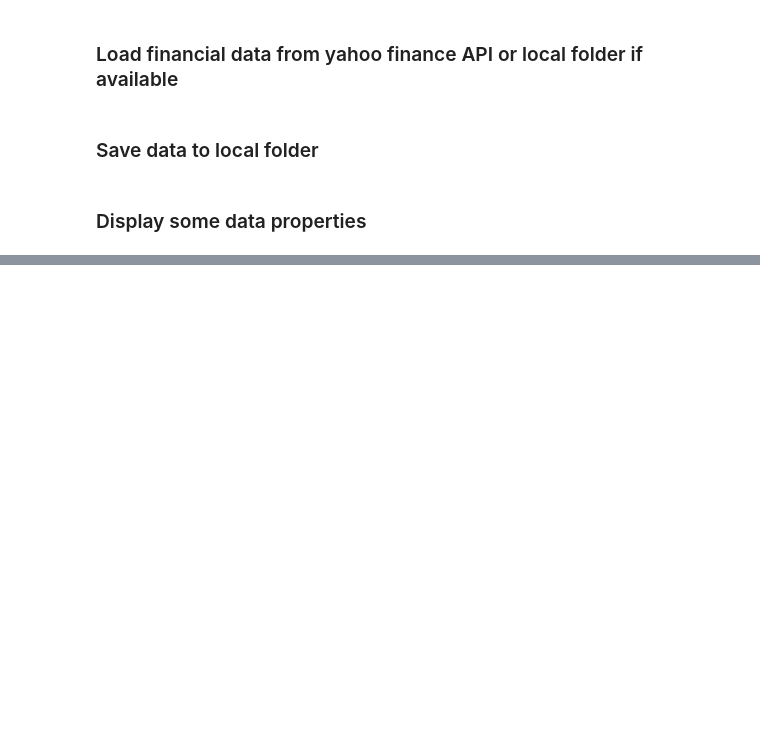
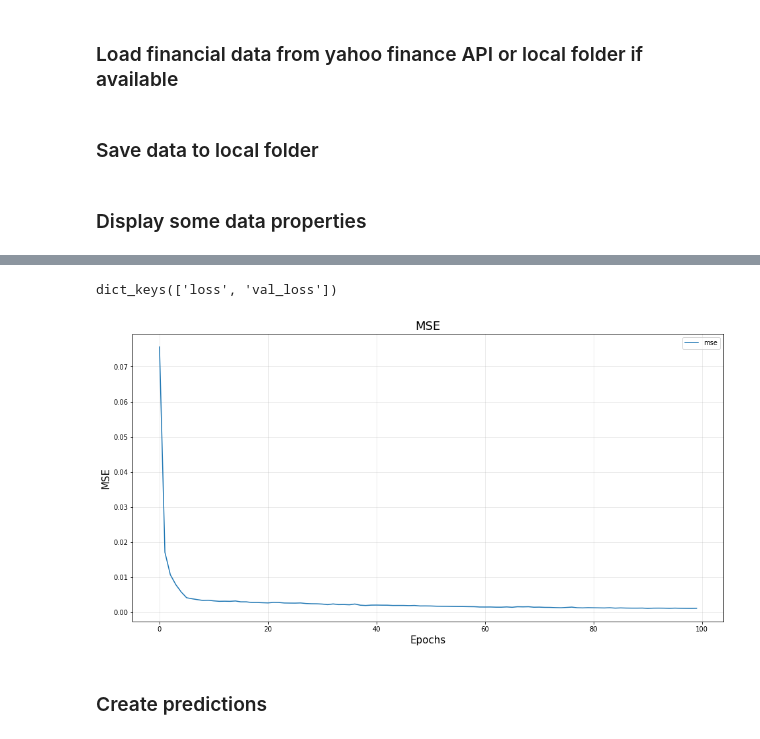
Before and after one commit to Marc9821/Simple-Stock-Price-Prediction-Model, a Jupyter notebook: main-app.ipynb, the cells around one changed output, grey strips where cells are left out. Saved outputs shown, nothing was run; the diff lists cells and outputs as text; code cells hidden in the pictures; blank space fills up the shorter version.

Commit message:
added lstm model preliminary version

```diff
--- a/main-app.ipynb
+++ b/main-app.ipynb
@@ -55,0 +49,4 @@ plt.show()
+# %%
+for i in range(len(ticker_hist_list)):
+    # print(ticker_hist_list[i].head(5))
+    print(ticker_hist_list[i].info())
@@ -55,0 +100,9 @@ plt.show()
+# %%
+close_data = ticker_hist_list[2].filter(['Close'])
+dataset = close_data.values
+training_data_len = math.ceil(len(ticker_hist_list[2])*training_data_split)
+
+scaler = MinMaxScaler()
+scaled_dataset = scaler.fit_transform(np.array(dataset).reshape(-1,1))
+
+print(scaled_dataset.shape)
@@ -55,0 +146,10 @@ plt.show()
+# %%
+model = Sequential()
+model.add(LSTM(16, return_sequences=True, input_shape=(step, 1)))
+model.add(Dropout(0.2))
+model.add(LSTM(16, return_sequences=True))
+model.add(Dropout(0.2))
+model.add(LSTM(16))
+model.add(Dense(16))
+model.add(Dense(1, activation='linear'))
+model.compile(loss="mean_squared_error" , optimizer="adam")
@@ -55,0 +178,2 @@ plt.show()
+# %%
+history = model.fit(X_train, y_train, validation_data=(X_test, y_test), epochs=100, batch_size=64, verbose=1)
@@ -55,0 +198,19 @@ plt.show()
+# %%
+print(history.history.keys())
+plt.figure(figsize=(16, 8))
+
+# Accuracy
+plt.plot(history.epoch, history.history['loss'], label = "mse")
+
+plt.title("MSE", fontsize=18)
+plt.xlabel("Epochs", fontsize=15)
+plt.ylabel("MSE", fontsize=15)
+plt.grid(alpha=0.3)
+plt.legend()
+
+plt.show()
+# %% [output]
+dict_keys(['loss', 'val_loss'])
+[figure, added]
+# %% [markdown]
+### Create predictions
```
Also changed, not shown: parts of 23 cells of this notebook.
